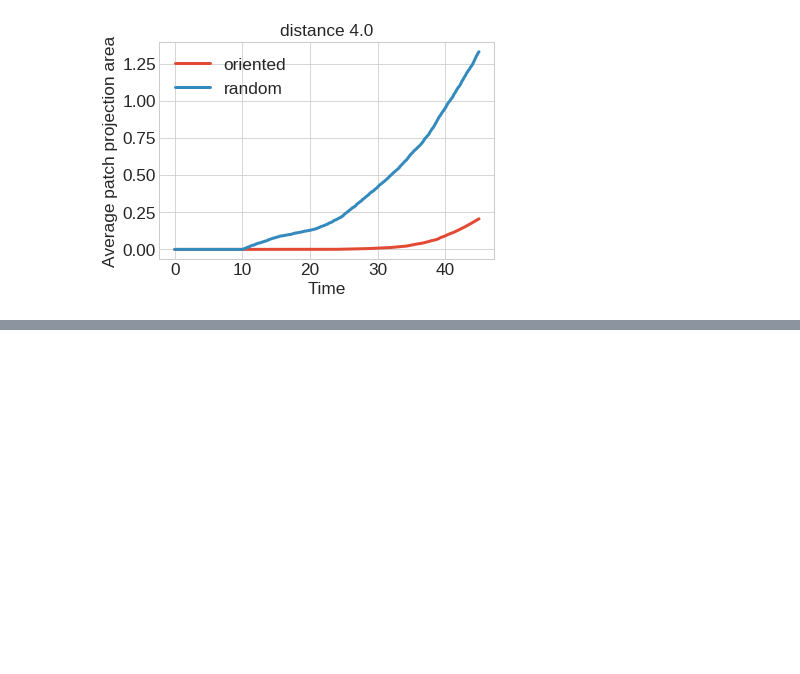
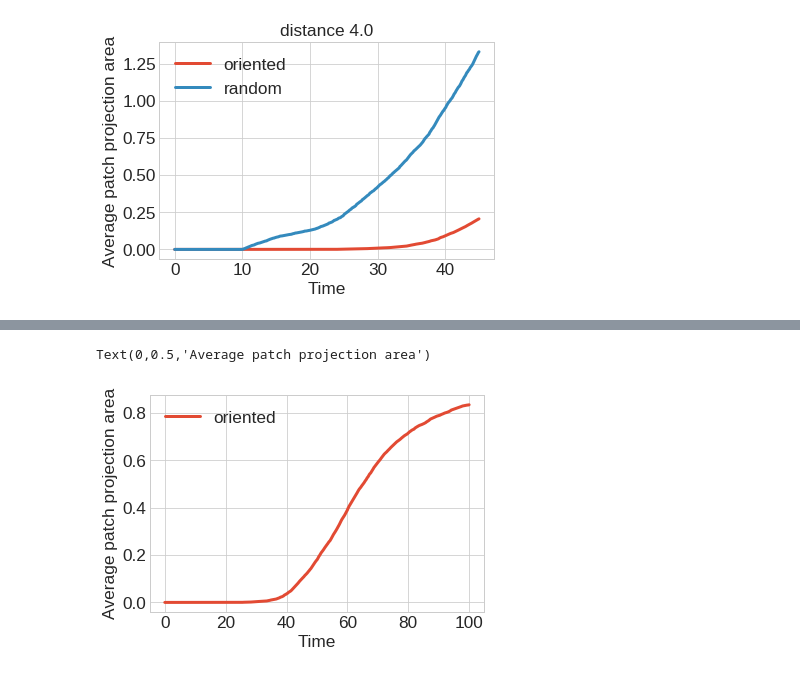
Before and after one commit to somathias/CartilageCBM, a Jupyter notebook: exp-mesenchymal_condensation.ipynb, the cells around one changed output, grey strips where cells are left out. Drawn from its saved outputs; the diff is of its cells as text; code cells hidden in the pictures; blank space fills up the shorter version.

```diff
--- a/exp-mesenchymal_condensation.ipynb
+++ b/exp-mesenchymal_condensation.ipynb
@@ -64,11 +51,0 @@ Data archive: (first three have default distance between boundaries of 7.0)
-# %%
-od = 'exp-mesenchymal_condensation/20200316-134749/'
-# time steps are consistent across runs, so it's sufficient to load them from a single path
-times, coords = sm.read_in_data('/home/kubuntu1804/Documents/sf_simulation_results/'+od + '0/results_from_time_0/')
-
-ppa_av = np.zeros(times.shape)
-for seed in range(10):
-    ppa_av = ppa_av + np.loadtxt('/home/kubuntu1804/Documents/sf_simulation_results/'+od+str(seed)+'/results_from_time_0/metrics_results/data_patch_projection_area_av.txt', dtype=float)
-ppa_av = ppa_av /10
-
-plt.plot(times, ppa_av)
@@ -213,0 +235,19 @@ Text(0,0.5,'Average patch projection area')
+# %%
+dir_directed = 'exp-mesenchymal_condensation/20200324-142012/'
+
+# time steps are consistent across runs, so it's sufficient to load them from a single path
+times_d, coords_d = sm.read_in_data('/home/kubuntu1804/Documents/sf_simulation_results/'+dir_directed + '0/results_from_time_0/')
+
+ppa_av_d = np.zeros(times_d.shape)
+for seed in range(10):
+    ppa_av_d = ppa_av_d + np.loadtxt('/home/kubuntu1804/Documents/sf_simulation_results/'+dir_directed+str(seed)+'/results_from_time_0/metrics_results/data_patch_projection_area_av.txt', dtype=float)
+ppa_av_d = ppa_av_d /10
+
+
+plt.plot(times_d, ppa_av_d, label='oriented')
+plt.legend()
+plt.xlabel('Time')
+plt.ylabel('Average patch projection area')
+# %% [output]
+Text(0,0.5,'Average patch projection area')
+[figure, added]
```
Also changed, not shown: parts of 16 cells of this notebook.
